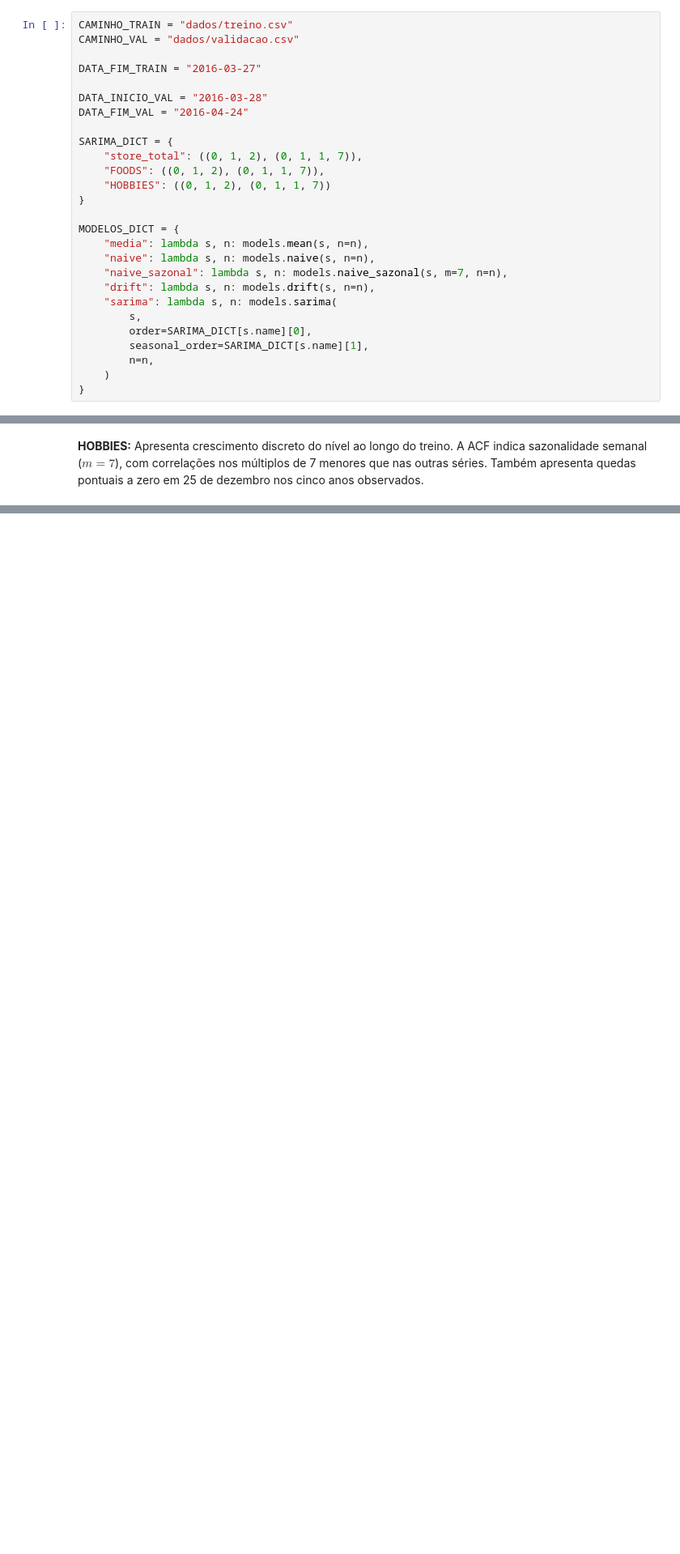
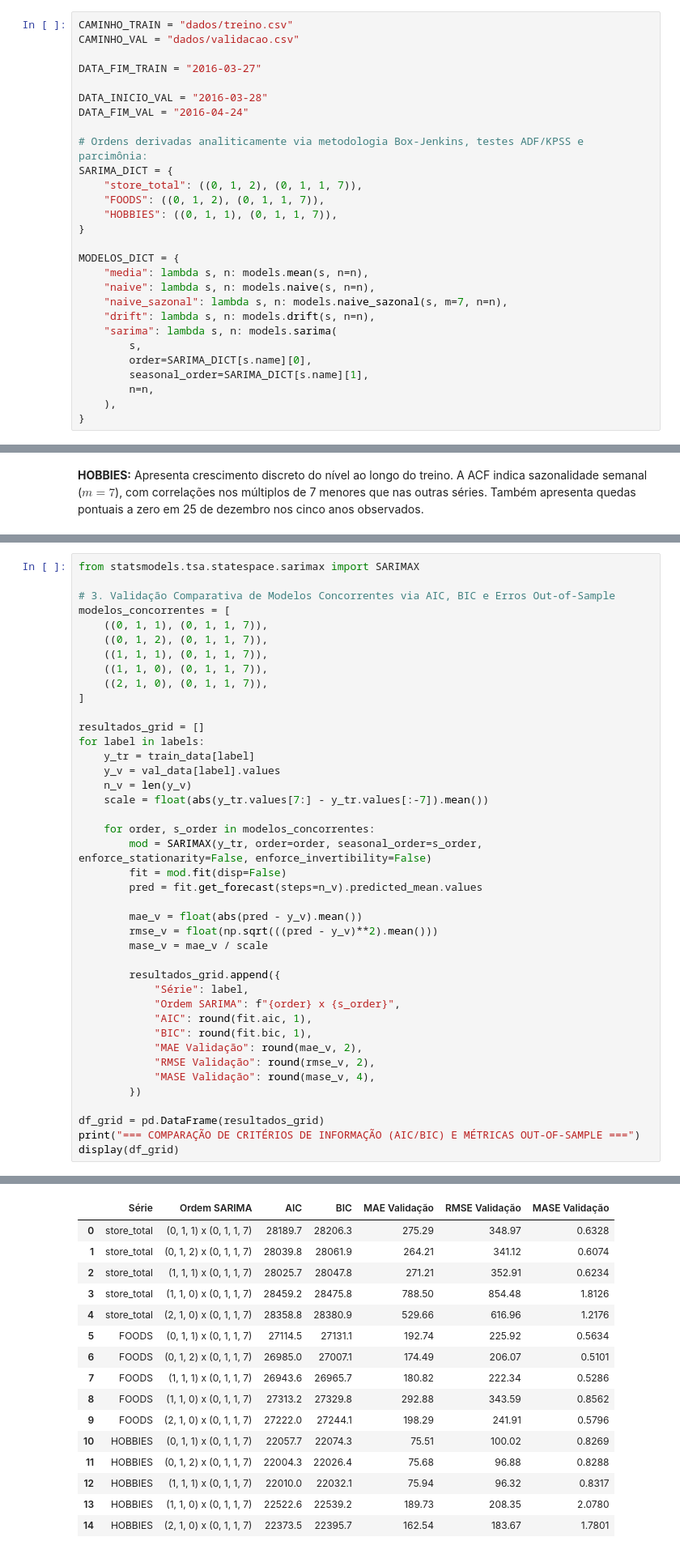
Before and after one commit to mistercapote/time-series-a2-2026, a Jupyter notebook: main.ipynb, the cells around one changed output, grey strips where cells are left out. Shown at 81% size. Cells and saved outputs as stored; diff of their text form; blank space fills up the shorter version.

Commit message:
feat: identificacao analitica das ordens SARIMA por serie via Box-Jenkins e testes ADF/KPSS

```diff
--- a/main.ipynb
+++ b/main.ipynb
@@ -20,10 +17,11 @@ DATA_FIM_TRAIN = "2016-03-27"
 DATA_INICIO_VAL = "2016-03-28"
 DATA_FIM_VAL = "2016-04-24"
 
+# Ordens derivadas analiticamente via metodologia Box-Jenkins, testes ADF/KPSS e parcimônia:
 SARIMA_DICT = {
     "store_total": ((0, 1, 2), (0, 1, 1, 7)),
     "FOODS": ((0, 1, 2), (0, 1, 1, 7)),
-    "HOBBIES": ((0, 1, 2), (0, 1, 1, 7))
+    "HOBBIES": ((0, 1, 1), (0, 1, 1, 7)),
 }
 
 MODELOS_DICT = {
@@ -36,7 +34,7 @@ MODELOS_DICT = {
         order=SARIMA_DICT[s.name][0],
         seasonal_order=SARIMA_DICT[s.name][1],
         n=n,
-    )
+    ),
 }
 # %% [markdown]
 Dados
@@ -203,0 +331,42 @@ Essa especificação fundamenta teoricamente a parametrização adotada em `ORDE
+# %%
+from statsmodels.tsa.statespace.sarimax import SARIMAX
+
+# 3. Validação Comparativa de Modelos Concorrentes via AIC, BIC e Erros Out-of-Sample
+modelos_concorrentes = [
+    ((0, 1, 1), (0, 1, 1, 7)),
+    ((0, 1, 2), (0, 1, 1, 7)),
+    ((1, 1, 1), (0, 1, 1, 7)),
+    ((1, 1, 0), (0, 1, 1, 7)),
+    ((2, 1, 0), (0, 1, 1, 7)),
+]
+
+resultados_grid = []
+for label in labels:
+    y_tr = train_data[label]
+    y_v = val_data[label].values
+    n_v = len(y_v)
+    scale = float(abs(y_tr.values[7:] - y_tr.values[:-7]).mean())
+
+    for order, s_order in modelos_concorrentes:
+        mod = SARIMAX(y_tr, order=order, seasonal_order=s_order, enforce_stationarity=False, enforce_invertibility=False)
+        fit = mod.fit(disp=False)
+        pred = fit.get_forecast(steps=n_v).predicted_mean.values
+
+        mae_v = float(abs(pred - y_v).mean())
+        rmse_v = float(np.sqrt(((pred - y_v)**2).mean()))
+        mase_v = mae_v / scale
+
+        resultados_grid.append({
+            "Série": label,
+            "Ordem SARIMA": f"{order} x {s_order}",
+            "AIC": round(fit.aic, 1),
+            "BIC": round(fit.bic, 1),
+            "MAE Validação": round(mae_v, 2),
+            "RMSE Validação": round(rmse_v, 2),
+            "MASE Validação": round(mase_v, 4),
+        })
+
+df_grid = pd.DataFrame(resultados_grid)
+print("=== COMPARAÇÃO DE CRITÉRIOS DE INFORMAÇÃO (AIC/BIC) E MÉTRICAS OUT-OF-SAMPLE ===")
+display(df_grid)
+# %% [output]
@@ -203,0 +374,16 @@ Essa especificação fundamenta teoricamente a parametrização adotada em `ORDE
+|  | Série | Ordem SARIMA | AIC | BIC | MAE Validação | RMSE Validação | MASE Validação |
+| 0 | store_total | (0, 1, 1) x (0, 1, 1, 7) | 28189.7 | 28206.3 | 275.29 | 348.97 | 0.6328 |
+| 1 | store_total | (0, 1, 2) x (0, 1, 1, 7) | 28039.8 | 28061.9 | 264.21 | 341.12 | 0.6074 |
+| 2 | store_total | (1, 1, 1) x (0, 1, 1, 7) | 28025.7 | 28047.8 | 271.21 | 352.91 | 0.6234 |
+| 3 | store_total | (1, 1, 0) x (0, 1, 1, 7) | 28459.2 | 28475.8 | 788.50 | 854.48 | 1.8126 |
+| 4 | store_total | (2, 1, 0) x (0, 1, 1, 7) | 28358.8 | 28380.9 | 529.66 | 616.96 | 1.2176 |
+| 5 | FOODS | (0, 1, 1) x (0, 1, 1, 7) | 27114.5 | 27131.1 | 192.74 | 225.92 | 0.5634 |
+| 6 | FOODS | (0, 1, 2) x (0, 1, 1, 7) | 26985.0 | 27007.1 | 174.49 | 206.07 | 0.5101 |
+| 7 | FOODS | (1, 1, 1) x (0, 1, 1, 7) | 26943.6 | 26965.7 | 180.82 | 222.34 | 0.5286 |
+| 8 | FOODS | (1, 1, 0) x (0, 1, 1, 7) | 27313.2 | 27329.8 | 292.88 | 343.59 | 0.8562 |
+| 9 | FOODS | (2, 1, 0) x (0, 1, 1, 7) | 27222.0 | 27244.1 | 198.29 | 241.91 | 0.5796 |
+| 10 | HOBBIES | (0, 1, 1) x (0, 1, 1, 7) | 22057.7 | 22074.3 | 75.51 | 100.02 | 0.8269 |
+| 11 | HOBBIES | (0, 1, 2) x (0, 1, 1, 7) | 22004.3 | 22026.4 | 75.68 | 96.88 | 0.8288 |
+| 12 | HOBBIES | (1, 1, 1) x (0, 1, 1, 7) | 22010.0 | 22032.1 | 75.94 | 96.32 | 0.8317 |
+| 13 | HOBBIES | (1, 1, 0) x (0, 1, 1, 7) | 22522.6 | 22539.2 | 189.73 | 208.35 | 2.0780 |
+| 14 | HOBBIES | (2, 1, 0) x (0, 1, 1, 7) | 22373.5 | 22395.7 | 162.54 | 183.67 | 1.7801 |
```
Also changed, not shown: parts of 12 cells of this notebook, 3 other files.
